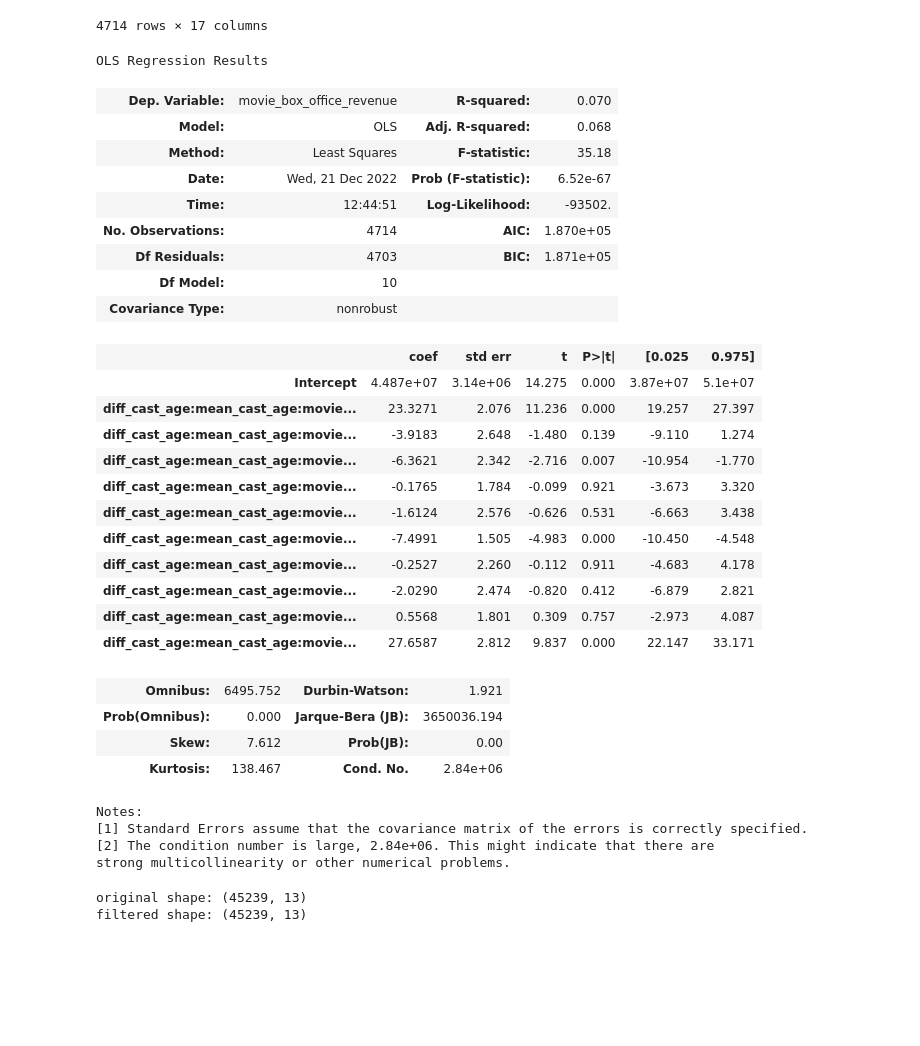
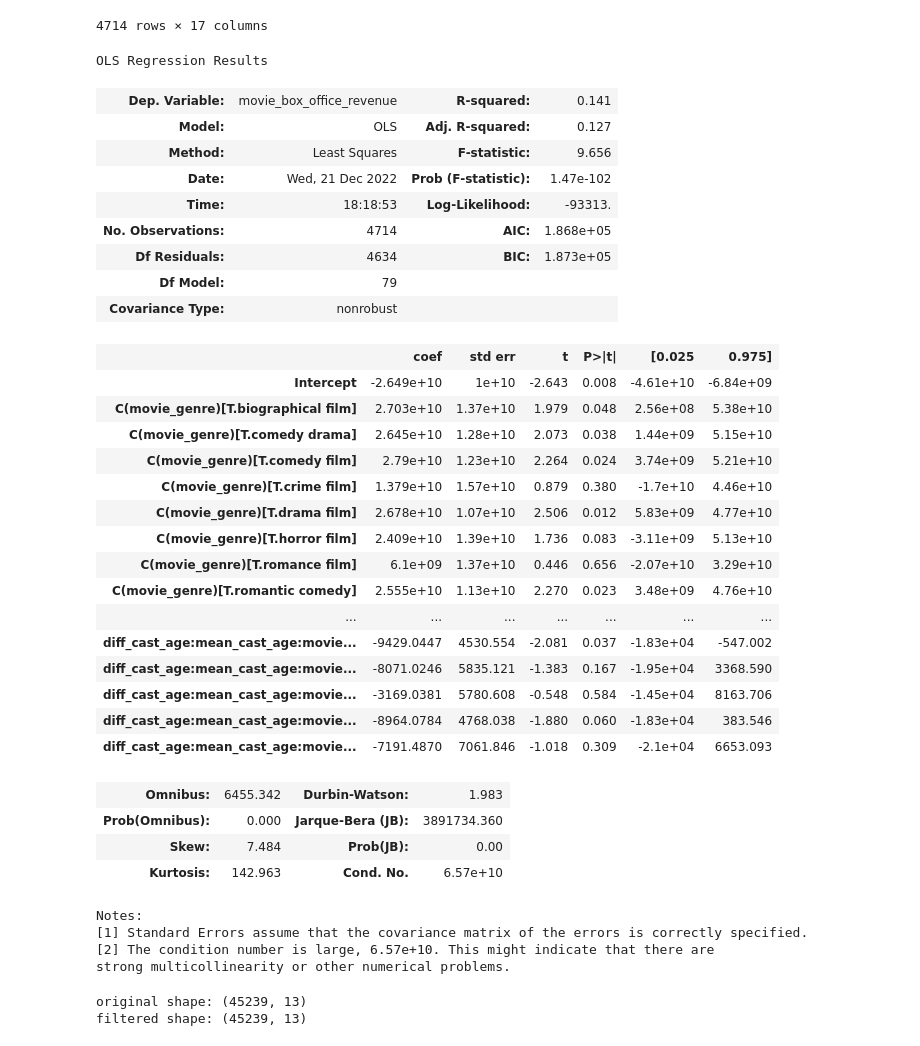
Before and after one commit to epfl-ada/ada-2022-project-imdbmi, a Jupyter notebook: analysis/diversity.ipynb, the cells around one changed output. Saved outputs shown, nothing was run; the diff lists cells and outputs as text; code cells hidden in the pictures; blank space fills up the shorter version.

```diff
--- a/analysis/diversity.ipynb
+++ b/analysis/diversity.ipynb
@@ -491,39 +572,43 @@ analysis_df
 | 4713 | Q107325 | 55.0 | 42.0 | 76.0 | 49.0 | ... |
 4714 rows × 17 columns
 # %%
-model = smf.ols(formula='movie_box_office_revenue ~ diff_cast_age : mean_cast_age : movie_release_year : C(movie_genre)', data=analysis_df)
+model = smf.ols(formula='movie_box_office_revenue ~ diff_cast_age * mean_cast_age * movie_release_year * C(movie_genre)', data=analysis_df)
 res = model.fit()
 res.summary()
 # %% [output]
 OLS Regression Results
-| Dep. Variable: | movie_box_office_revenue | R-squared: | 0.070 |
-| Model: | OLS | Adj. R-squared: | 0.068 |
-| Method: | Least Squares | F-statistic: | 35.18 |
-| Date: | Wed, 21 Dec 2022 | Prob (F-statistic): | 6.52e-67 |
-| Time: | 12:44:51 | Log-Likelihood: | -93502. |
-| No. Observations: | 4714 | AIC: | 1.870e+05 |
-| Df Residuals: | 4703 | BIC: | 1.871e+05 |
-| Df Model: | 10 |  |  |
+| Dep. Variable: | movie_box_office_revenue | R-squared: | 0.141 |
+| Model: | OLS | Adj. R-squared: | 0.127 |
+| Method: | Least Squares | F-statistic: | 9.656 |
+| Date: | Wed, 21 Dec 2022 | Prob (F-statistic): | 1.47e-102 |
+| Time: | 18:18:53 | Log-Likelihood: | -93313. |
+| No. Observations: | 4714 | AIC: | 1.868e+05 |
+| Df Residuals: | 4634 | BIC: | 1.873e+05 |
+| Df Model: | 79 |  |  |
 | Covariance Type: | nonrobust |  |  |
 |  | coef | std err | t | P>|t| | [0.025 | 0.975] |
-| Intercept | 4.487e+07 | 3.14e+06 | 14.275 | 0.000 | 3.87e+07 | 5.1e+07 |
-| diff_cast_age:mean_cast_age:movie... | 23.3271 | 2.076 | 11.236 | 0.000 | 19.257 | 27.397 |
-| diff_cast_age:mean_cast_age:movie... | -3.9183 | 2.648 | -1.480 | 0.139 | -9.110 | 1.274 |
-| diff_cast_age:mean_cast_age:movie... | -6.3621 | 2.342 | -2.716 | 0.007 | -10.954 | -1.770 |
-| diff_cast_age:mean_cast_age:movie... | -0.1765 | 1.784 | -0.099 | 0.921 | -3.673 | 3.320 |
-| diff_cast_age:mean_cast_age:movie... | -1.6124 | 2.576 | -0.626 | 0.531 | -6.663 | 3.438 |
-| diff_cast_age:mean_cast_age:movie... | -7.4991 | 1.505 | -4.983 | 0.000 | -10.450 | -4.548 |
-| diff_cast_age:mean_cast_age:movie... | -0.2527 | 2.260 | -0.112 | 0.911 | -4.683 | 4.178 |
-| diff_cast_age:mean_cast_age:movie... | -2.0290 | 2.474 | -0.820 | 0.412 | -6.879 | 2.821 |
-| diff_cast_age:mean_cast_age:movie... | 0.5568 | 1.801 | 0.309 | 0.757 | -2.973 | 4.087 |
-| diff_cast_age:mean_cast_age:movie... | 27.6587 | 2.812 | 9.837 | 0.000 | 22.147 | 33.171 |
+| Intercept | -2.649e+10 | 1e+10 | -2.643 | 0.008 | -4.61e+10 | -6.84e+09 |
+| C(movie_genre)[T.biographical film] | 2.703e+10 | 1.37e+10 | 1.979 | 0.048 | 2.56e+08 | 5.38e+10 |
+| C(movie_genre)[T.comedy drama] | 2.645e+10 | 1.28e+10 | 2.073 | 0.038 | 1.44e+09 | 5.15e+10 |
+| C(movie_genre)[T.comedy film] | 2.79e+10 | 1.23e+10 | 2.264 | 0.024 | 3.74e+09 | 5.21e+10 |
+| C(movie_genre)[T.crime film] | 1.379e+10 | 1.57e+10 | 0.879 | 0.380 | -1.7e+10 | 4.46e+10 |
+| C(movie_genre)[T.drama film] | 2.678e+10 | 1.07e+10 | 2.506 | 0.012 | 5.83e+09 | 4.77e+10 |
+| C(movie_genre)[T.horror film] | 2.409e+10 | 1.39e+10 | 1.736 | 0.083 | -3.11e+09 | 5.13e+10 |
+| C(movie_genre)[T.romance film] | 6.1e+09 | 1.37e+10 | 0.446 | 0.656 | -2.07e+10 | 3.29e+10 |
+| C(movie_genre)[T.romantic comedy] | 2.555e+10 | 1.13e+10 | 2.270 | 0.023 | 3.48e+09 | 4.76e+10 |
+| ... | ... | ... | ... | ... | ... | ... |
+| diff_cast_age:mean_cast_age:movie... | -9429.0447 | 4530.554 | -2.081 | 0.037 | -1.83e+04 | -547.002 |
+| diff_cast_age:mean_cast_age:movie... | -8071.0246 | 5835.121 | -1.383 | 0.167 | -1.95e+04 | 3368.590 |
+| diff_cast_age:mean_cast_age:movie... | -3169.0381 | 5780.608 | -0.548 | 0.584 | -1.45e+04 | 8163.706 |
+| diff_cast_age:mean_cast_age:movie... | -8964.0784 | 4768.038 | -1.880 | 0.060 | -1.83e+04 | 383.546 |
+| diff_cast_age:mean_cast_age:movie... | -7191.4870 | 7061.846 | -1.018 | 0.309 | -2.1e+04 | 6653.093 |
-| Omnibus: | 6495.752 | Durbin-Watson: | 1.921 |
-| Prob(Omnibus): | 0.000 | Jarque-Bera (JB): | 3650036.194 |
-| Skew: | 7.612 | Prob(JB): | 0.00 |
-| Kurtosis: | 138.467 | Cond. No. | 2.84e+06 |
+| Omnibus: | 6455.342 | Durbin-Watson: | 1.983 |
+| Prob(Omnibus): | 0.000 | Jarque-Bera (JB): | 3891734.360 |
+| Skew: | 7.484 | Prob(JB): | 0.00 |
+| Kurtosis: | 142.963 | Cond. No. | 6.57e+10 |
 Notes:
 [1] Standard Errors assume that the covariance matrix of the errors is correctly specified.
-[2] The condition number is large, 2.84e+06. This might indicate that there are
+[2] The condition number is large, 6.57e+10. This might indicate that there are
 strong multicollinearity or other numerical problems.
 # %%
 # if the age in different gender of actor is different
```
Also changed, not shown: parts of 22 cells of this notebook.
